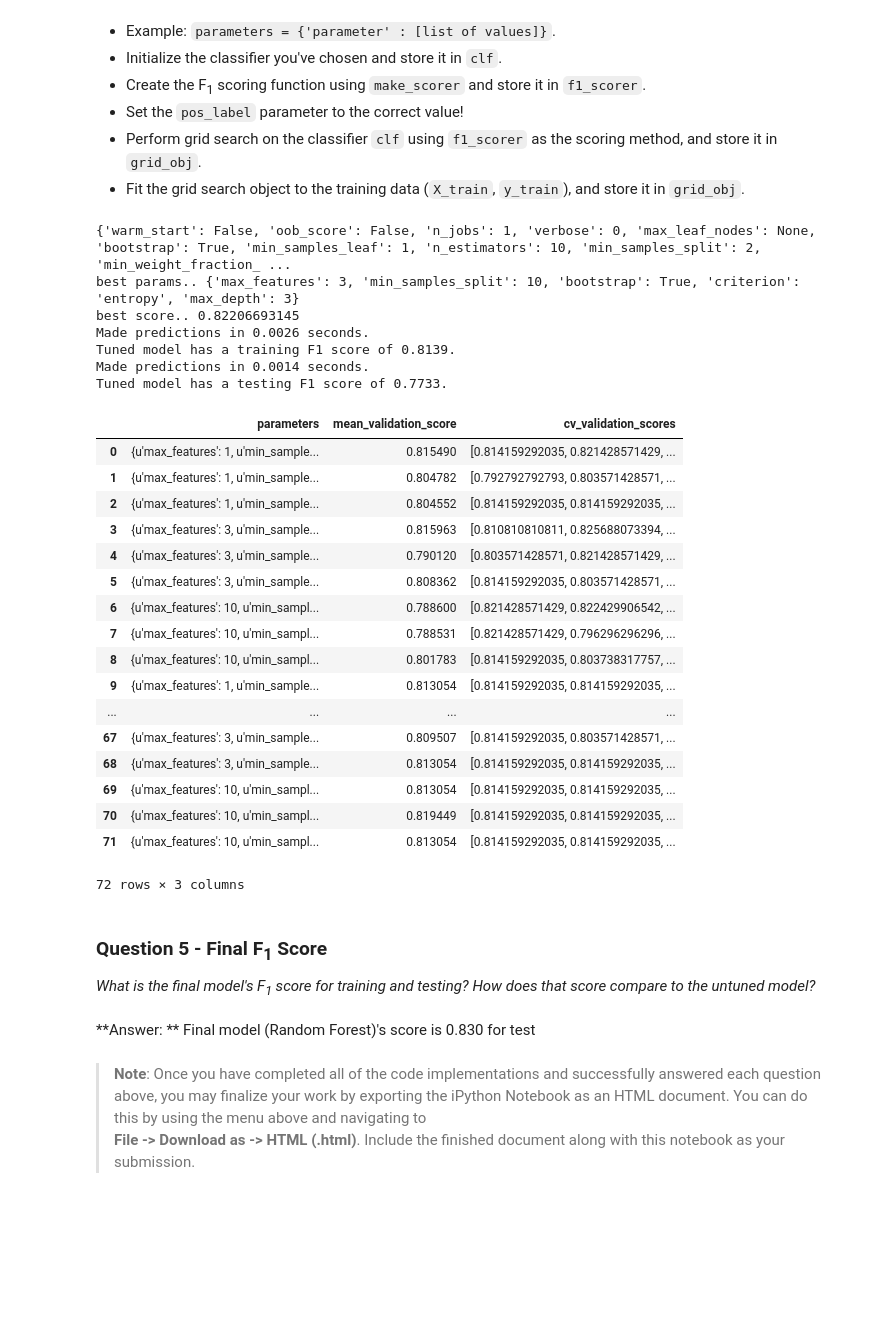
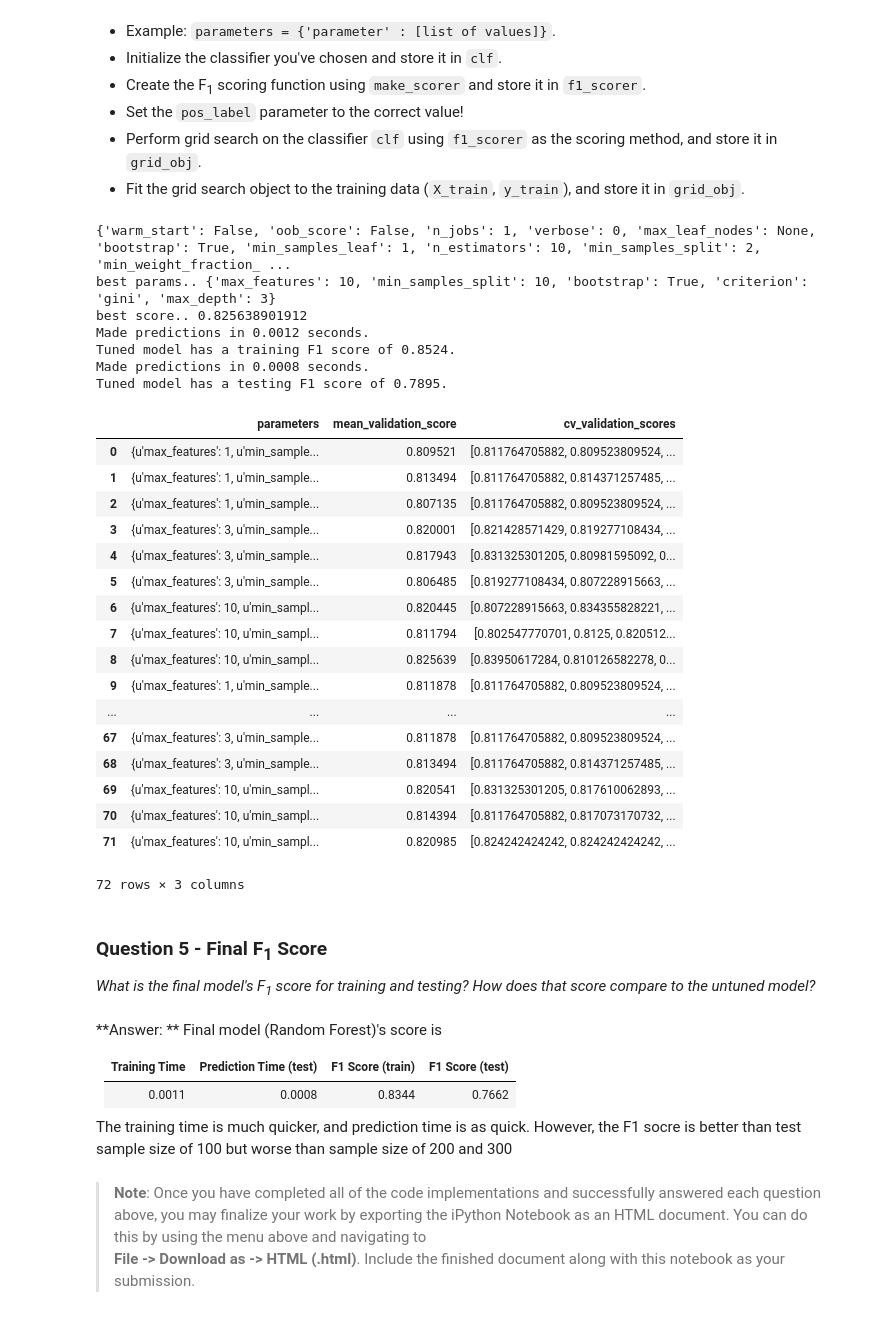
Before and after one commit to cfung/machine-learning, a Jupyter notebook: projects/student_intervention/student_intervention.ipynb, the cells around one changed output. Drawn from its saved outputs; the diff is of its cells as text; code cells hidden in the pictures; blank space fills up the shorter version.

Commit message:
made the following changes: 1. add random_state, output train_predict for all 3 sample sizes 2. edit RF description 3. tune with FUll training data 4. edit final F1 score tune vs. untuned

```diff
--- a/projects/student_intervention/student_intervention.ipynb
+++ b/projects/student_intervention/student_intervention.ipynb
@@ -385,16 +385,16 @@ from sklearn.linear_model import LogisticRegression
 
 # TODO: Initialize the three models
 clf_A = GaussianNB()
-clf_B = DecisionTreeClassifier()
-clf_C = RandomForestClassifier()
+clf_B = DecisionTreeClassifier(random_state=42)
+clf_C = RandomForestClassifier(random_state=42)
 
-clf_D = AdaBoostClassifier()
-clf_E = GradientBoostingClassifier()
+clf_D = AdaBoostClassifier(random_state=42)
+clf_E = GradientBoostingClassifier(random_state=42)
 clf_F = KNeighborsClassifier()
 
-clf_G = SGDClassifier()
-clf_H = SVC()
-clf_I = LogisticRegression()
+clf_G = SGDClassifier(random_state=42)
+clf_H = SVC(random_state=42)
+clf_I = LogisticRegression(random_state=42)
 
 # TODO: Set up the training set sizes
 
@@ -418,5 +418,8 @@ X_train_300 = X_all[0:300]
 y_train_300 = y_all[0:300]
 
 # TODO: Execute the 'train_predict' function for each classifier and each training set size
-train_predict(clf_I, X_train_300, y_train_300, X_test, y_test)
+for clf in [clf_A, clf_B, clf_C]:
+    print "\n{}: \n".format(clf.__class__.__name__)
+    for n in [100, 200, 300]:
+        train_predict(clf, X_train[:n], y_train[:n], X_test, y_test)
 # %% [output]
@@ -550,62 +572,69 @@ parameters = {'max_features': [1, 3, 10], 'max_depth':[3, 1], 'min_samples_split
 #"max_features": [1, 3, 10]
 # "max_depth": [3, None]
 # TODO: Initialize the classifier
 #clf = SVC()
 clf = RandomForestClassifier()
 print clf.get_params(deep=True)
 
 # TODO: Make an f1 scoring function using 'make_scorer'
 f1_scorer = make_scorer(f1_score, pos_label='yes')
 
 # TODO: Perform grid search on the classifier using the f1_scorer as the scoring method
 grid_obj = grid_search.GridSearchCV(clf, parameters, scoring=f1_scorer)
 
 # TODO: Fit the grid search object to the training data and find the optimal parameters
-grid_obj.fit(X_train_200, y_train_200)
+grid_obj.fit(X_train, y_train)
 
 # Get the estimator
 clf = grid_obj.best_estimator_
 
 print "best params..", grid_obj.best_params_
 print "best score..", grid_obj.best_score_
 
 # Report the final F1 score for training and testing after parameter tuning
 print "Tuned model has a training F1 score of {:.4f}.".format(predict_labels(clf, X_train, y_train))
 print "Tuned model has a testing F1 score of {:.4f}.".format(predict_labels(clf, X_test, y_test))
 
 from IPython.display import display
 display(pd.DataFrame(grid_obj.grid_scores_))
 # %% [output]
 {'warm_start': False, 'oob_score': False, 'n_jobs': 1, 'verbose': 0, 'max_leaf_nodes': None, 'bootstrap': True, 'min_samples_leaf': 1, 'n_estimators': 10, 'min_samples_split': 2, 'min_weight_fraction_ ...
-best params.. {'max_features': 3, 'min_samples_split': 10, 'bootstrap': True, 'criterion': 'entropy', 'max_depth': 3}
-best score.. 0.82206693145
-Made predictions in 0.0026 seconds.
-Tuned model has a training F1 score of 0.8139.
-Made predictions in 0.0014 seconds.
-Tuned model has a testing F1 score of 0.7733.
+best params.. {'max_features': 10, 'min_samples_split': 10, 'bootstrap': True, 'criterion': 'gini', 'max_depth': 3}
+best score.. 0.825638901912
+Made predictions in 0.0012 seconds.
+Tuned model has a training F1 score of 0.8524.
+Made predictions in 0.0008 seconds.
+Tuned model has a testing F1 score of 0.7895.
 |  | parameters | mean_validation_score | cv_validation_scores |
-| 0 | {u'max_features': 1, u'min_sample... | 0.815490 | [0.814159292035, 0.821428571429, ... |
-| 1 | {u'max_features': 1, u'min_sample... | 0.804782 | [0.792792792793, 0.803571428571, ... |
-| 2 | {u'max_features': 1, u'min_sample... | 0.804552 | [0.814159292035, 0.814159292035, ... |
-| 3 | {u'max_features': 3, u'min_sample... | 0.815963 | [0.810810810811, 0.825688073394, ... |
-| 4 | {u'max_features': 3, u'min_sample... | 0.790120 | [0.803571428571, 0.821428571429, ... |
-| 5 | {u'max_features': 3, u'min_sample... | 0.808362 | [0.814159292035, 0.803571428571, ... |
-| 6 | {u'max_features': 10, u'min_sampl... | 0.788600 | [0.821428571429, 0.822429906542, ... |
-| 7 | {u'max_features': 10, u'min_sampl... | 0.788531 | [0.821428571429, 0.796296296296, ... |
-| 8 | {u'max_features': 10, u'min_sampl... | 0.801783 | [0.814159292035, 0.803738317757, ... |
-| 9 | {u'max_features': 1, u'min_sample... | 0.813054 | [0.814159292035, 0.814159292035, ... |
+| 0 | {u'max_features': 1, u'min_sample... | 0.809521 | [0.811764705882, 0.809523809524, ... |
+| 1 | {u'max_features': 1, u'min_sample... | 0.813494 | [0.811764705882, 0.814371257485, ... |
+| 2 | {u'max_features': 1, u'min_sample... | 0.807135 | [0.811764705882, 0.809523809524, ... |
+| 3 | {u'max_features': 3, u'min_sample... | 0.820001 | [0.821428571429, 0.819277108434, ... |
+| 4 | {u'max_features': 3, u'min_sample... | 0.817943 | [0.831325301205, 0.80981595092, 0... |
+| 5 | {u'max_features': 3, u'min_sample... | 0.806485 | [0.819277108434, 0.807228915663, ... |
+| 6 | {u'max_features': 10, u'min_sampl... | 0.820445 | [0.807228915663, 0.834355828221, ... |
+| 7 | {u'max_features': 10, u'min_sampl... | 0.811794 | [0.802547770701, 0.8125, 0.820512... |
+| 8 | {u'max_features': 10, u'min_sampl... | 0.825639 | [0.83950617284, 0.810126582278, 0... |
+| 9 | {u'max_features': 1, u'min_sample... | 0.811878 | [0.811764705882, 0.809523809524, ... |
 | ... | ... | ... | ... |
-| 67 | {u'max_features': 3, u'min_sample... | 0.809507 | [0.814159292035, 0.803571428571, ... |
-| 68 | {u'max_features': 3, u'min_sample... | 0.813054 | [0.814159292035, 0.814159292035, ... |
-| 69 | {u'max_features': 10, u'min_sampl... | 0.813054 | [0.814159292035, 0.814159292035, ... |
-| 70 | {u'max_features': 10, u'min_sampl... | 0.819449 | [0.814159292035, 0.814159292035, ... |
-| 71 | {u'max_features': 10, u'min_sampl... | 0.813054 | [0.814159292035, 0.814159292035, ... |
+| 67 | {u'max_features': 3, u'min_sample... | 0.811878 | [0.811764705882, 0.809523809524, ... |
+| 68 | {u'max_features': 3, u'min_sample... | 0.813494 | [0.811764705882, 0.814371257485, ... |
+| 69 | {u'max_features': 10, u'min_sampl... | 0.820541 | [0.831325301205, 0.817610062893, ... |
+| 70 | {u'max_features': 10, u'min_sampl... | 0.814394 | [0.811764705882, 0.817073170732, ... |
+| 71 | {u'max_features': 10, u'min_sampl... | 0.820985 | [0.824242424242, 0.824242424242, ... |
 72 rows × 3 columns
 # %% [markdown]
 ### Question 5 - Final F<sub>1</sub> Score
 *What is the final model's F<sub>1</sub> score for training and testing? How does that score compare to the untuned model?*
-# %% [markdown]
-**Answer: ** Final model (Random Forest)'s score is 0.830 for test
+# %% [markdown]
+**Answer: ** Final model (Random Forest)'s score is
+
+| Training Time | Prediction Time (test) | F1 Score (train) | F1 Score (test) |
+| :-----------: | :--------------------: | :--------------: | :-------------: |
+|   0.0011      |      0.0008            |     0.8344       |     0.7662      |
+
+
+The training time is much quicker, and prediction time is as quick.  However, the F1 socre is better than test sample size of 100 but worse than sample size of 200 and 300
 # %% [markdown]
 > **Note**: Once you have completed all of the code implementations and successfully answered each question above, you may finalize your work by exporting the iPython Notebook as an HTML document. You can do this by using the menu above and navigating to
 **File -> Download as -> HTML (.html)**. Include the finished document along with this notebook as your submission.
```
Also changed, not shown: parts of 7 cells of this notebook, 1 other file.
